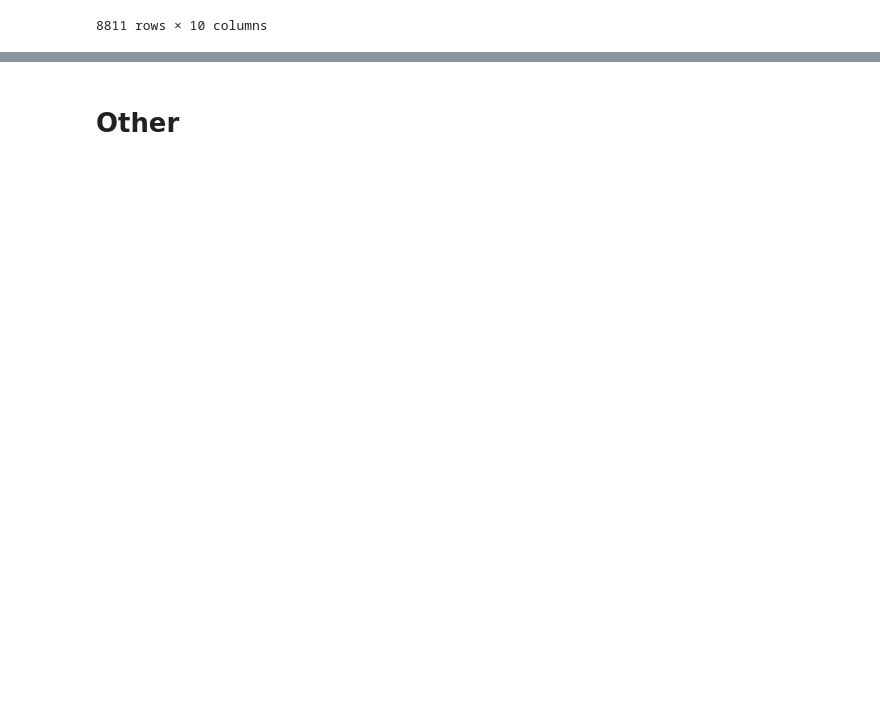
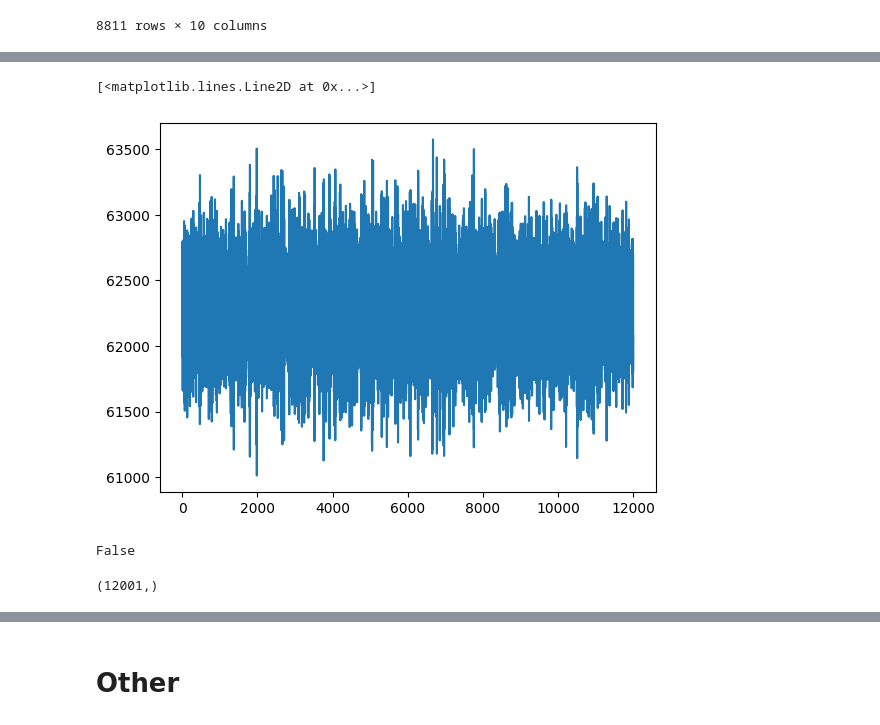
Before and after one commit to Nemenick/primoprogetto, a Jupyter notebook: Codici/_Test.ipynb, the cells around one changed output, grey strips where cells are left out. Saved outputs shown, nothing was run; the diff lists cells and outputs as text; code cells hidden in the pictures; blank space fills up the shorter version.

```diff
--- a/Codici/_Test.ipynb
+++ b/Codici/_Test.ipynb
@@ -957,0 +1187,5 @@ tim
+# %%
+bb = obspy.read("/home/silvia/Desktop/Data/DETECT/transfer_15588_files_ada1a770/Tracce_First_part_new/210923005333/*S0516*")
+for trace in bb:
+    if "a" in trace.stats.sac.keys():
+        print("qui",trace.id)
@@ -957,0 +1211,10 @@ tim
+# %%
+import matplotlib.pyplot as plt
+plt.plot(bb[-1].data)
+# %% [output]
+[<matplotlib.lines.Line2D at 0x...>]
+[figure, added]
+# %%
+"a" in bb[0].stats.sac.keys()
+# %% [output]
+False
@@ -957,0 +1223,4 @@ tim
+# %%
+aaa[-1].data.shape
+# %% [output]
+(12001,)
```
Also changed, not shown: parts of 34 cells of this notebook, 7 other files.
